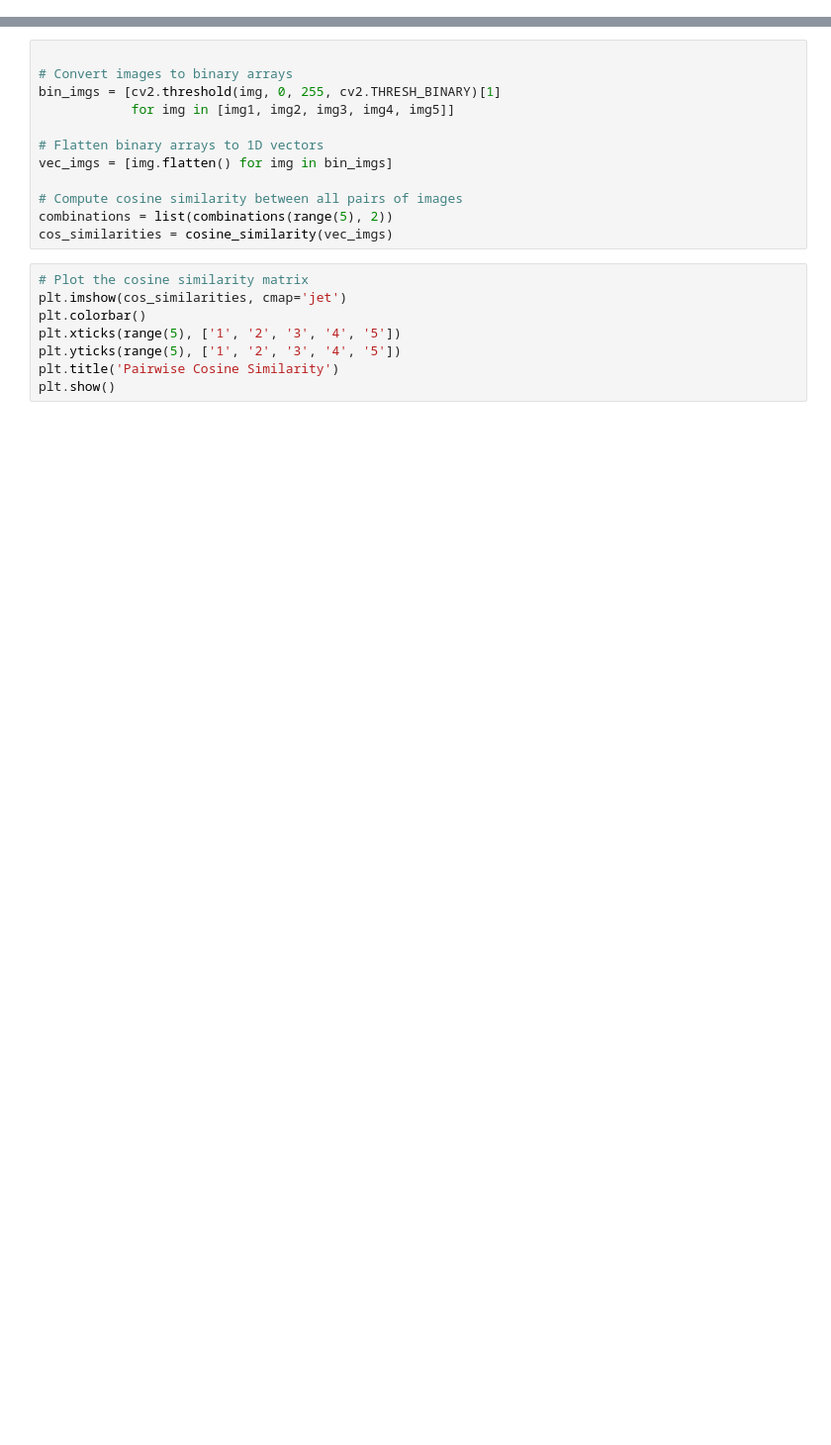
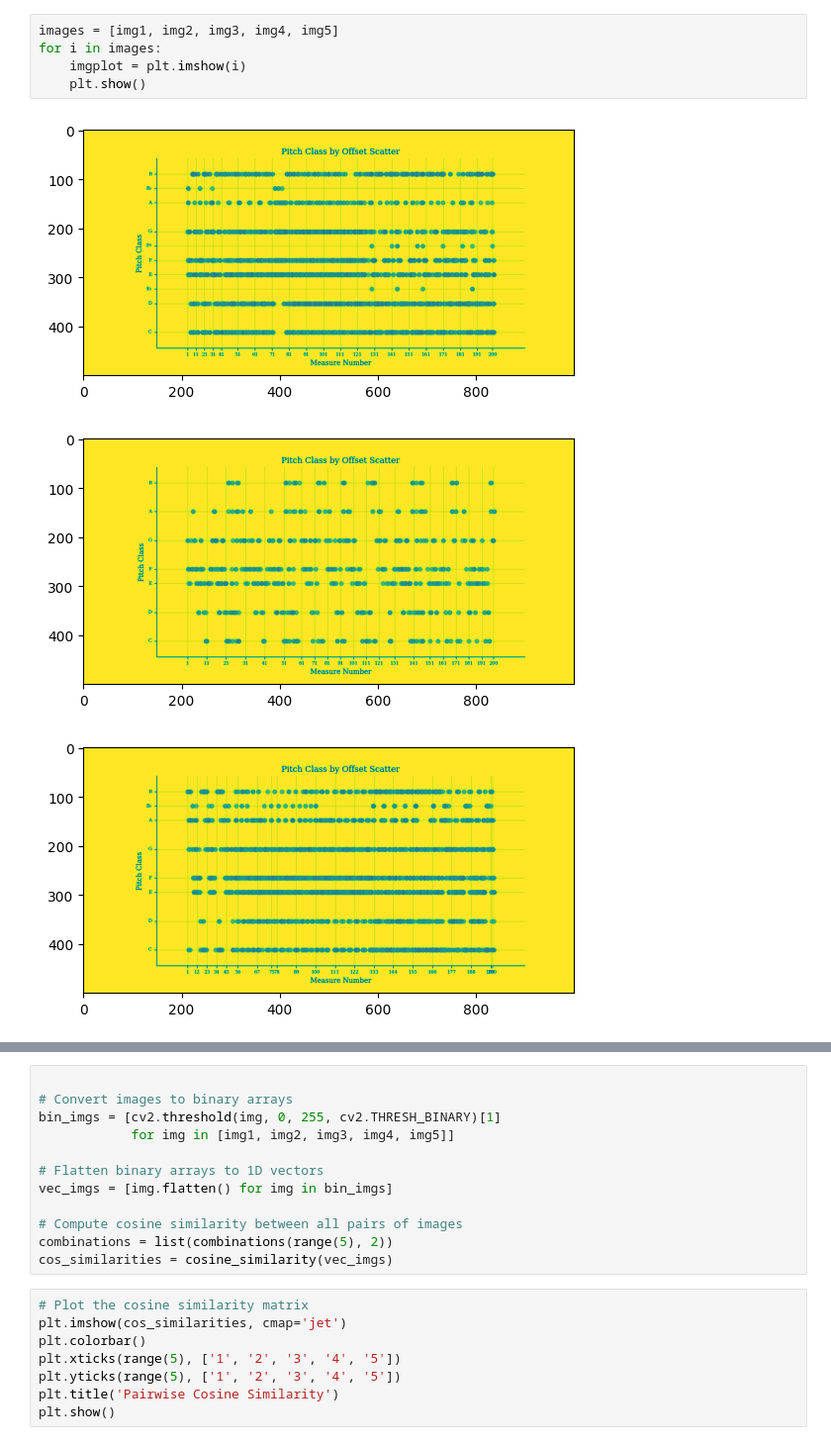
Before and after one commit to abhishekneerr/AMPLab, a Jupyter notebook: ethnonmusicology/image_comparison.ipynb, the cells around one changed output, grey strips where cells are left out. Shown at 99% size. Saved outputs shown, nothing was run; the diff lists cells and outputs as text; blank space fills up the shorter version.

```diff
--- a/ethnonmusicology/image_comparison.ipynb
+++ b/ethnonmusicology/image_comparison.ipynb
@@ -64,0 +24,9 @@ img5 = cv2.imread(
+# %%
+images = [img1, img2, img3, img4, img5]
+for i in images:
+    imgplot = plt.imshow(i)
+    plt.show()
+# %% [output]
+[figure, added]
+[figure, added]
+[figure, added]
```
Also changed, not shown: parts of 10 cells of this notebook, 33 other files.
